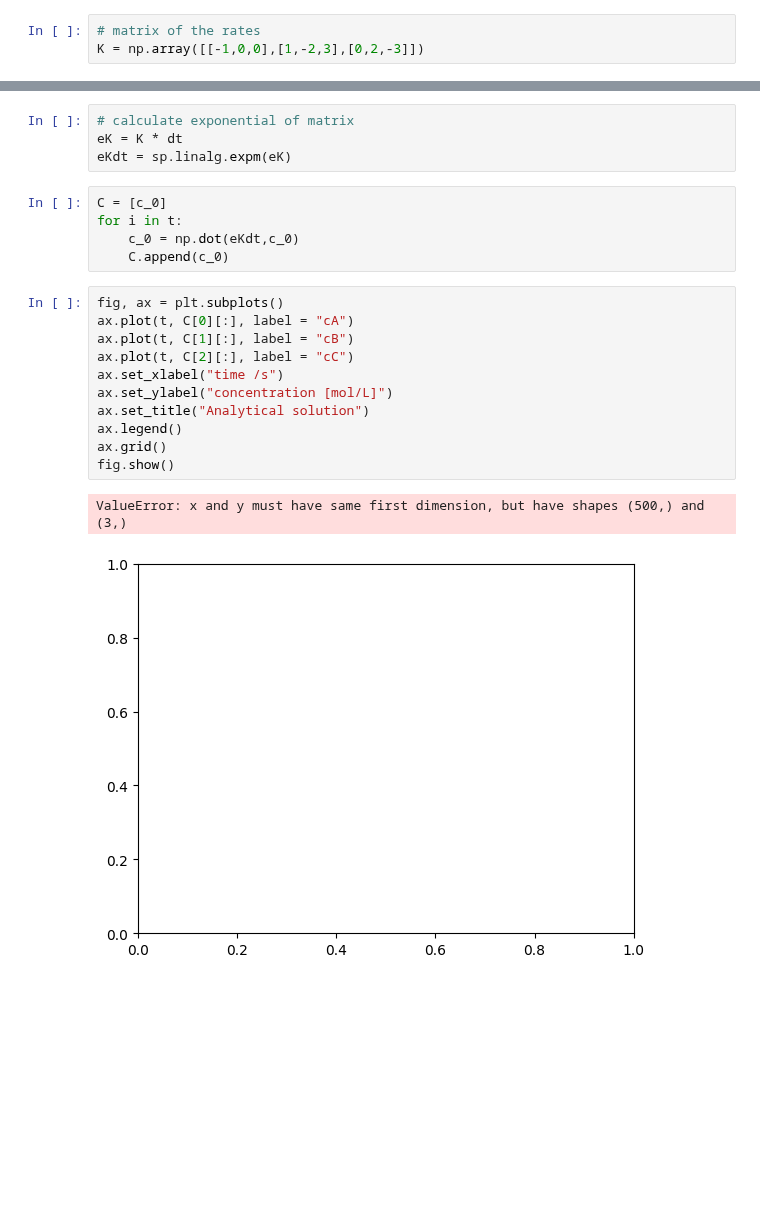
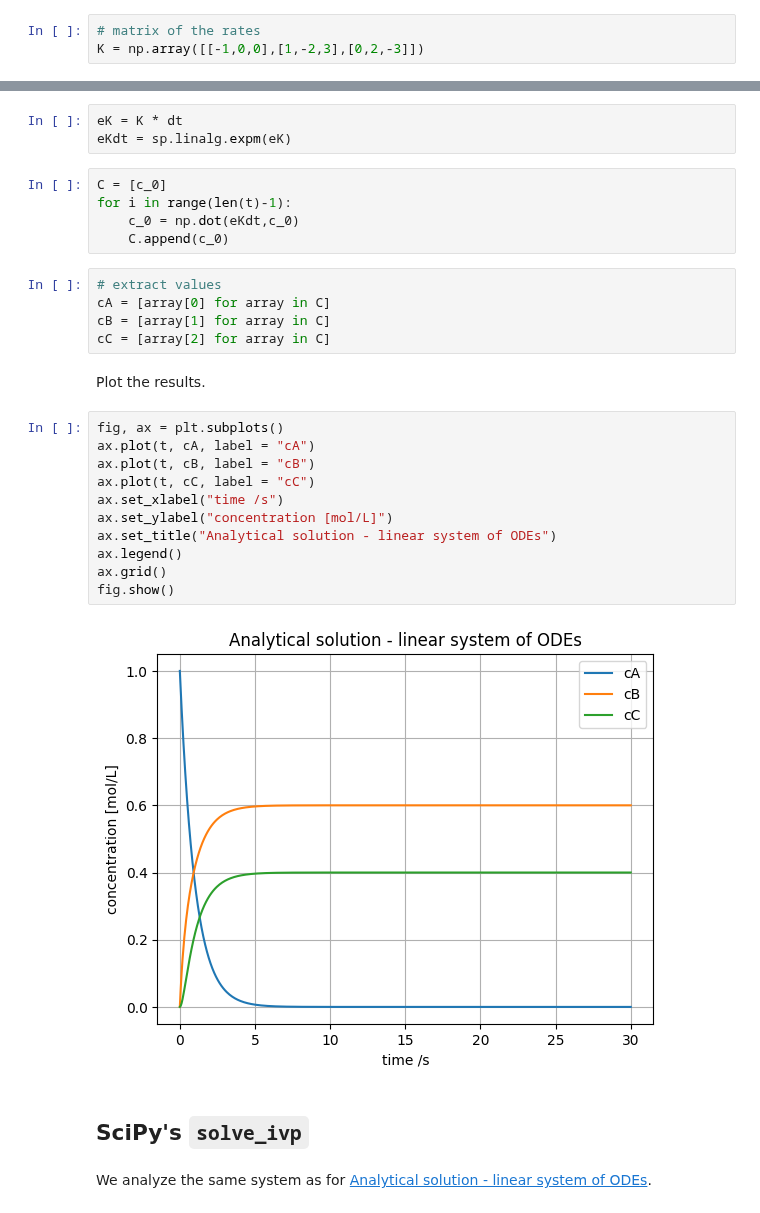
Before and after one commit to process-intelligence-research/computational_practicum_lecture_coding, a Jupyter notebook: q1_lecture_5/Q1Lecture5.ipynb, the cells around one changed output, grey strips where cells are left out. Saved outputs shown, nothing was run; the diff lists cells and outputs as text; blank space fills up the shorter version.

```diff
--- a/q1_lecture_5/Q1Lecture5.ipynb
+++ b/q1_lecture_5/Q1Lecture5.ipynb
@@ -61,23 +97,32 @@ K = np.array([[-1,0,0],[1,-2,3],[0,2,-3]])
 # %%
-# calculate exponential of matrix
 eK = K * dt
 eKdt = sp.linalg.expm(eK)
 # %%
 C = [c_0]
-for i in t:
+for i in range(len(t)-1):
     c_0 = np.dot(eKdt,c_0)
     C.append(c_0)
+# %%
+# extract values
+cA = [array[0] for array in C]
+cB = [array[1] for array in C]
+cC = [array[2] for array in C]
+# %% [markdown]
+Plot the results.
 # %%
 fig, ax = plt.subplots()
-ax.plot(t, C[0][:], label = "cA")
-ax.plot(t, C[1][:], label = "cB")
-ax.plot(t, C[2][:], label = "cC")
+ax.plot(t, cA, label = "cA")
+ax.plot(t, cB, label = "cB")
+ax.plot(t, cC, label = "cC")
 ax.set_xlabel("time /s")
 ax.set_ylabel("concentration [mol/L]")
-ax.set_title("Analytical solution")
+ax.set_title("Analytical solution - linear system of ODEs")
 ax.legend()
 ax.grid()
 fig.show()
 # %% [output]
-ValueError: x and y must have same first dimension, but have shapes (500,) and (3,)
-[figure, old version]
+[figure, new version]
+# %% [markdown]
+## SciPy's `solve_ivp`
+# %% [markdown]
+We analyze the same system as for [Analytical solution - linear system of ODEs](#Analytical-solution-linear-system-of-ODEs).
```
Also changed, not shown: parts of 17 cells of this notebook.
